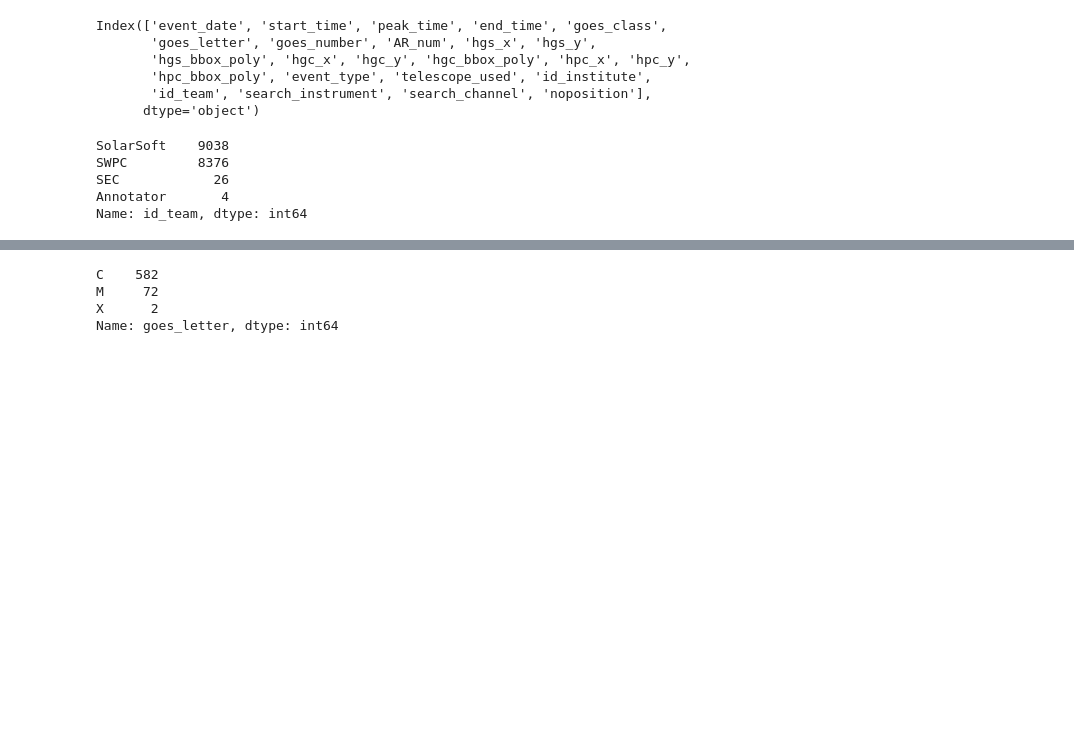
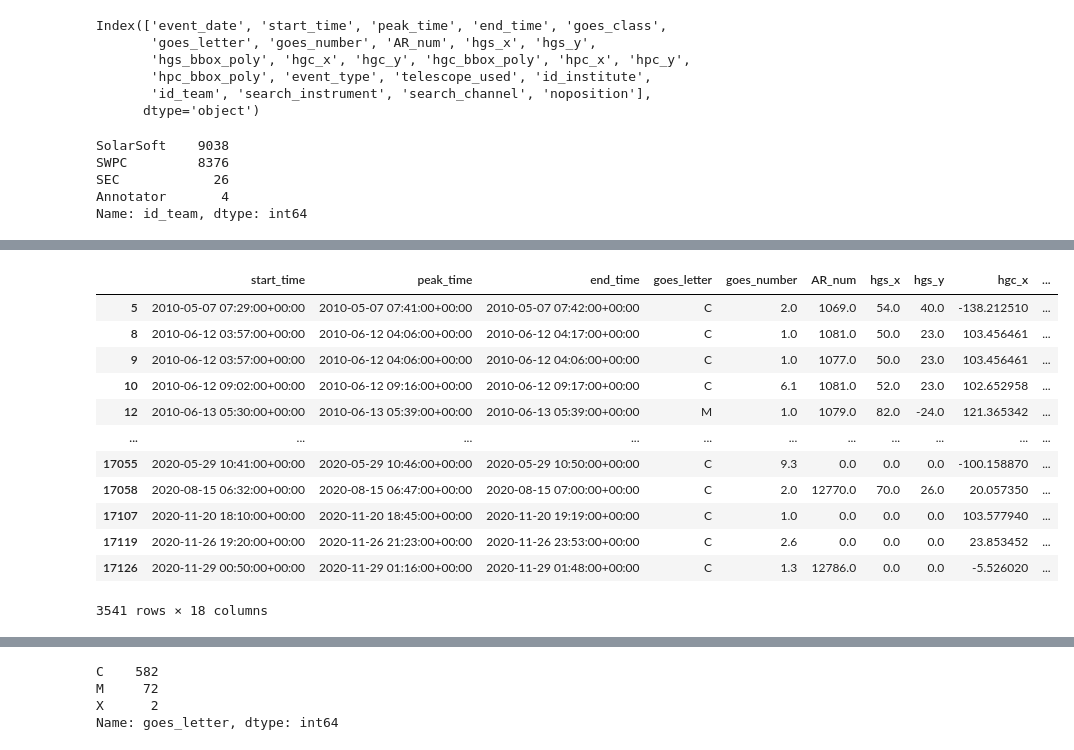
Before and after one commit to jpadial15/ALEXIS_pipeline, a Jupyter notebook: jupyter_notebooks/zerocross_analysis.ipynb, the cells around one changed output, grey strips where cells are left out. Saved outputs shown, nothing was run; the diff lists cells and outputs as text; code cells hidden in the pictures; blank space fills up the shorter version.

```diff
--- a/jupyter_notebooks/zerocross_analysis.ipynb
+++ b/jupyter_notebooks/zerocross_analysis.ipynb
@@ -49,0 +110,3 @@ Name: goes_letter, dtype: int64
+# %%
+alexis_search = hek_after_drop_duplicates.copy()
+alexis_search.id_team.value_counts()
@@ -49,0 +123,16 @@ Name: goes_letter, dtype: int64
+# %%
+all_repeated_peak_times = alexis_search[alexis_search.duplicated(subset='peak_time')].peak_time.to_list()
+
+out_dict_list = []
+
+for repeated_peaktime in all_repeated_peak_times:
+
+    mask = alexis_search[alexis_search.peak_time == repeated_peaktime]
+
+    out_dict_list.append({'repeated_peaktime': repeated_peaktime, 'teams': np.str(mask.id_team.to_list()), 'number': len(mask.id_team.to_list()), 'index_list':mask.index.to_list() })
+# %%
+repeated_date_time_df = pd.DataFrame(out_dict_list)
+
+keep_index_list_from_two_team_same_peak = np.array(repeated_date_time_df[repeated_date_time_df.teams == "['SolarSoft', 'SWPC']"].index_list.to_list()).flatten()
+
+np.sum(repeated_date_time_df.teams.value_counts().values)
@@ -49,0 +154,20 @@ Name: goes_letter, dtype: int64
+# %%
+after_drop_dup_and_two_team_same_peak = alexis_search.drop(index = keep_index_list_from_two_team_same_peak)[['start_time', 'peak_time', 'end_time',
+       'goes_letter', 'goes_number', 'AR_num', 'hgs_x', 'hgs_y', 'hgc_x', 'hgc_y', 'hpc_x', 'hpc_y', 'event_type', 'telescope_used', 'id_institute',
+       'id_team', 'search_instrument', 'noposition']]
+
+after_drop_dup_and_two_team_same_peak
+# %% [output]
+|  | start_time | peak_time | end_time | goes_letter | goes_number | AR_num | hgs_x | hgs_y | hgc_x | ... |
+| 5 | 2010-05-07 07:29:00+00:00 | 2010-05-07 07:41:00+00:00 | 2010-05-07 07:42:00+00:00 | C | 2.0 | 1069.0 | 54.0 | 40.0 | -138.212510 | ... |
+| 8 | 2010-06-12 03:57:00+00:00 | 2010-06-12 04:06:00+00:00 | 2010-06-12 04:17:00+00:00 | C | 1.0 | 1081.0 | 50.0 | 23.0 | 103.456461 | ... |
+| 9 | 2010-06-12 03:57:00+00:00 | 2010-06-12 04:06:00+00:00 | 2010-06-12 04:06:00+00:00 | C | 1.0 | 1077.0 | 50.0 | 23.0 | 103.456461 | ... |
+| 10 | 2010-06-12 09:02:00+00:00 | 2010-06-12 09:16:00+00:00 | 2010-06-12 09:17:00+00:00 | C | 6.1 | 1081.0 | 52.0 | 23.0 | 102.652958 | ... |
+| 12 | 2010-06-13 05:30:00+00:00 | 2010-06-13 05:39:00+00:00 | 2010-06-13 05:39:00+00:00 | M | 1.0 | 1079.0 | 82.0 | -24.0 | 121.365342 | ... |
+| ... | ... | ... | ... | ... | ... | ... | ... | ... | ... | ... |
+| 17055 | 2020-05-29 10:41:00+00:00 | 2020-05-29 10:46:00+00:00 | 2020-05-29 10:50:00+00:00 | C | 9.3 | 0.0 | 0.0 | 0.0 | -100.158870 | ... |
+| 17058 | 2020-08-15 06:32:00+00:00 | 2020-08-15 06:47:00+00:00 | 2020-08-15 07:00:00+00:00 | C | 2.0 | 12770.0 | 70.0 | 26.0 | 20.057350 | ... |
+| 17107 | 2020-11-20 18:10:00+00:00 | 2020-11-20 18:45:00+00:00 | 2020-11-20 19:19:00+00:00 | C | 1.0 | 0.0 | 0.0 | 0.0 | 103.577940 | ... |
+| 17119 | 2020-11-26 19:20:00+00:00 | 2020-11-26 21:23:00+00:00 | 2020-11-26 23:53:00+00:00 | C | 2.6 | 0.0 | 0.0 | 0.0 | 23.853452 | ... |
+| 17126 | 2020-11-29 00:50:00+00:00 | 2020-11-29 01:16:00+00:00 | 2020-11-29 01:48:00+00:00 | C | 1.3 | 12786.0 | 0.0 | 0.0 | -5.526020 | ... |
+3541 rows × 18 columns
```
Also changed, not shown: parts of 55 cells of this notebook.
